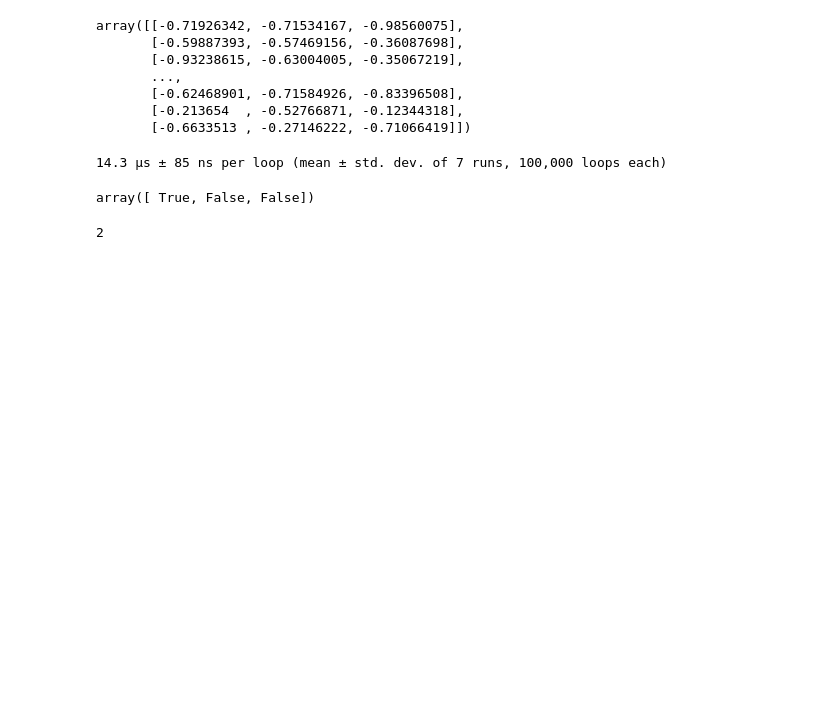
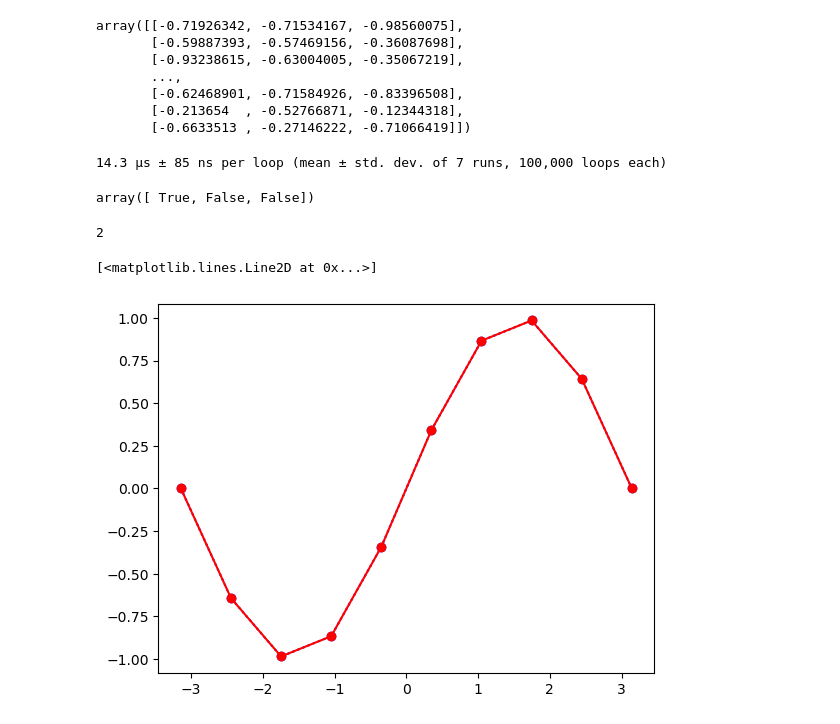
Before and after one commit to Gxs21/informatica_furini, a Jupyter notebook: lezione_20_05_25.ipynb, the cells around one changed output. Cells and saved outputs as stored; diff of their text form; code cells hidden in the pictures; blank space fills up the shorter version.

Commit message:
add new line

```diff
--- a/lezione_20_05_25.ipynb
+++ b/lezione_20_05_25.ipynb
@@ -210,0 +223,10 @@ a[-2:0:-1, 0]=np.arange(n*3-1, n*4-3)
+# %%
+x=np.linspace(-np.pi, np.pi, 10)
+y=np.sin(x)
+f=plt.figure()
+ax=f.add_subplot(1,1,1)
+ax.plot (x,y, 'bo:')
+ax.plot (x,y, 'ro-')
+# %% [output]
+[<matplotlib.lines.Line2D at 0x...>]
+[figure, added]
```
Also changed, not shown: parts of 3 cells of this notebook.
